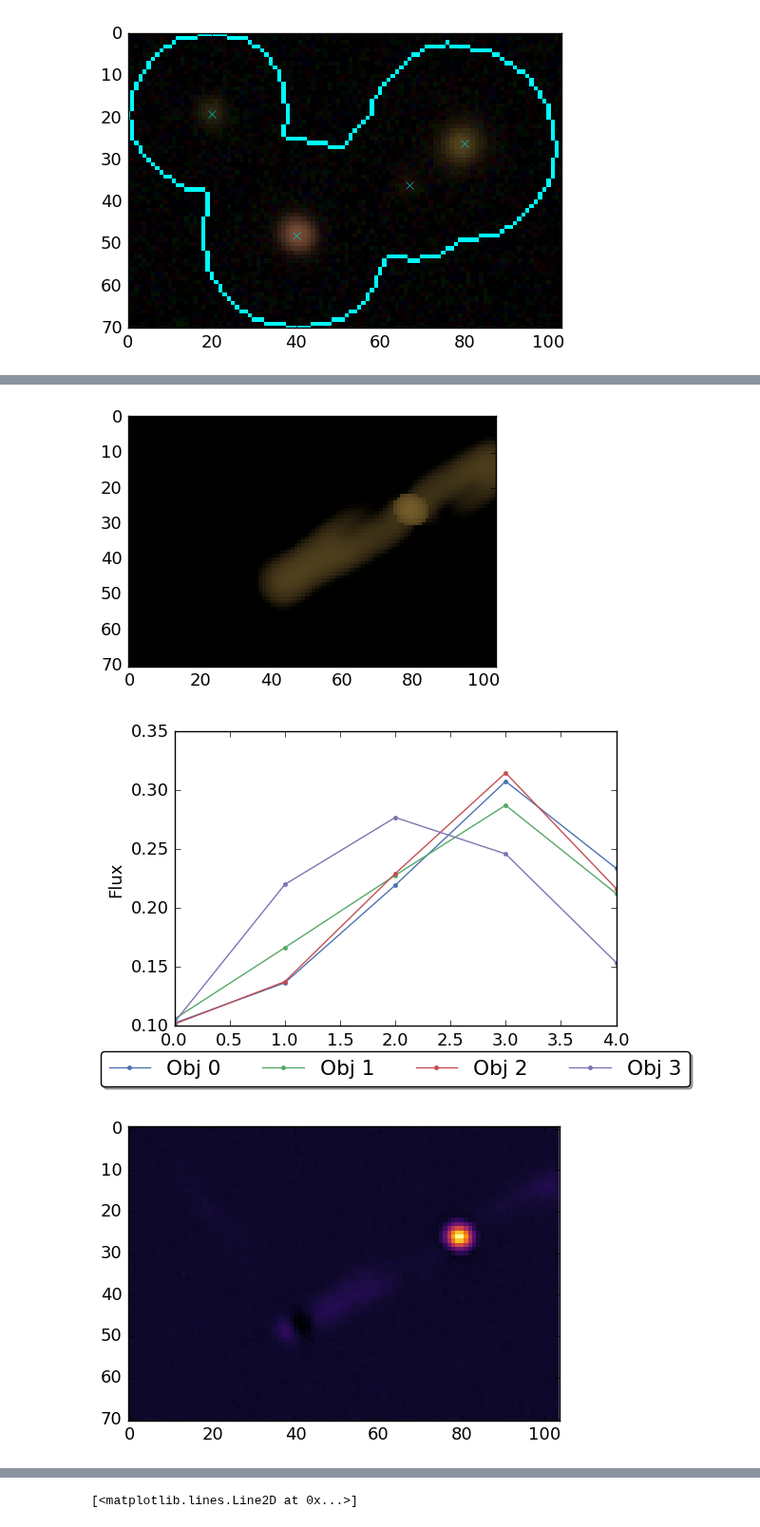
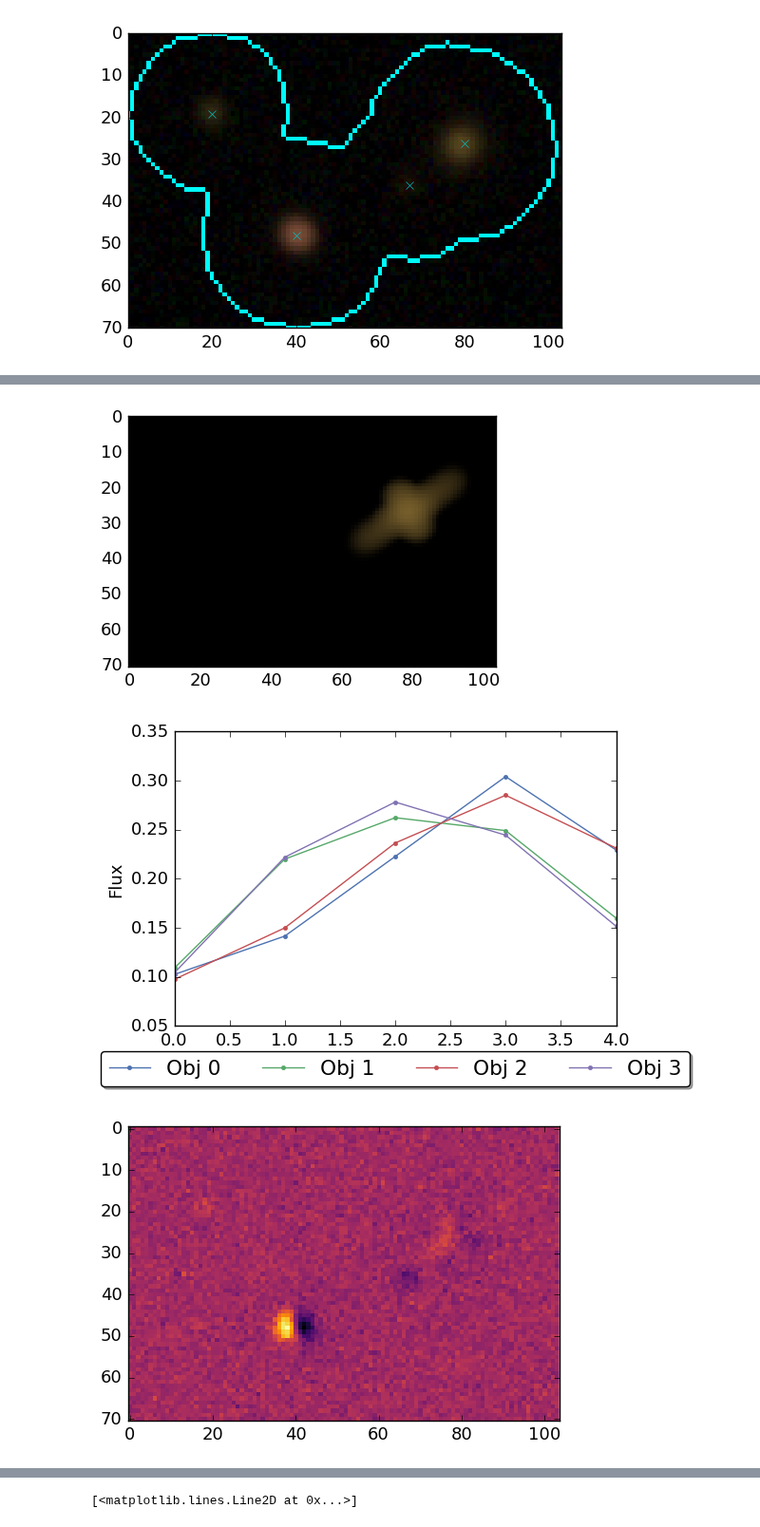
Before and after one commit to lsst/meas_deblender, a Jupyter notebook: examples/testGLM.ipynb, the cells around one changed output, grey strips where cells are left out. Shown at 95% size. Cells and saved outputs as stored; diff of their text form; code cells hidden in the pictures.

```diff
--- a/examples/testGLM.ipynb
+++ b/examples/testGLM.ipynb
@@ -48,7 +48,15 @@ INFO:lsst.meas.deblender.proximal:Sources with multiple peaks: 16
 [figure]
 # %%
 #%time glmm = expDb.deblendParent(condition=condition, display=True, maxiter=500, constraints='MS', nonSymmetricFill=0, algorithm="GLMM", usePsf=True, psfThresh=3e-3, l0_thresh=.005)
-glmm = expDb.deblendParent(condition=condition, display=True, maxiter=500, constraints='MS', usePsf=True, psfThresh=3e-3, l0_thresh=.005)
+
+peakCoords = [
+    (438.404759847,388.659118971),
+    (418.055480683,359.586554206),
+    (464.708379537,376.85311148),
+    (477.316051723,367.343383131)
+]
+
+glmm = expDb.deblendParent(condition=condition, display=True, maxiter=1000, constraints='MS', usePsf=True, psfThresh=3e-3, l0_thresh=.005, peakCoords=peakCoords)
 # %% [output]
 [figure]
 [figure]
@@ -74,7 +82,7 @@ INFO:lsst.meas.deblender.proximal:Filter y: re-apportioned flux=390.9, real=131.
 [figure]
-[figure, old version]
+[figure, new version]
-[figure, old version]
+[figure, new version]
-[figure, old version]
+[figure, new version]
 # %%
 glmm.convergencePlots()
 # %% [output]
```
Also changed, not shown: parts of 4 cells of this notebook, 2 other files.
